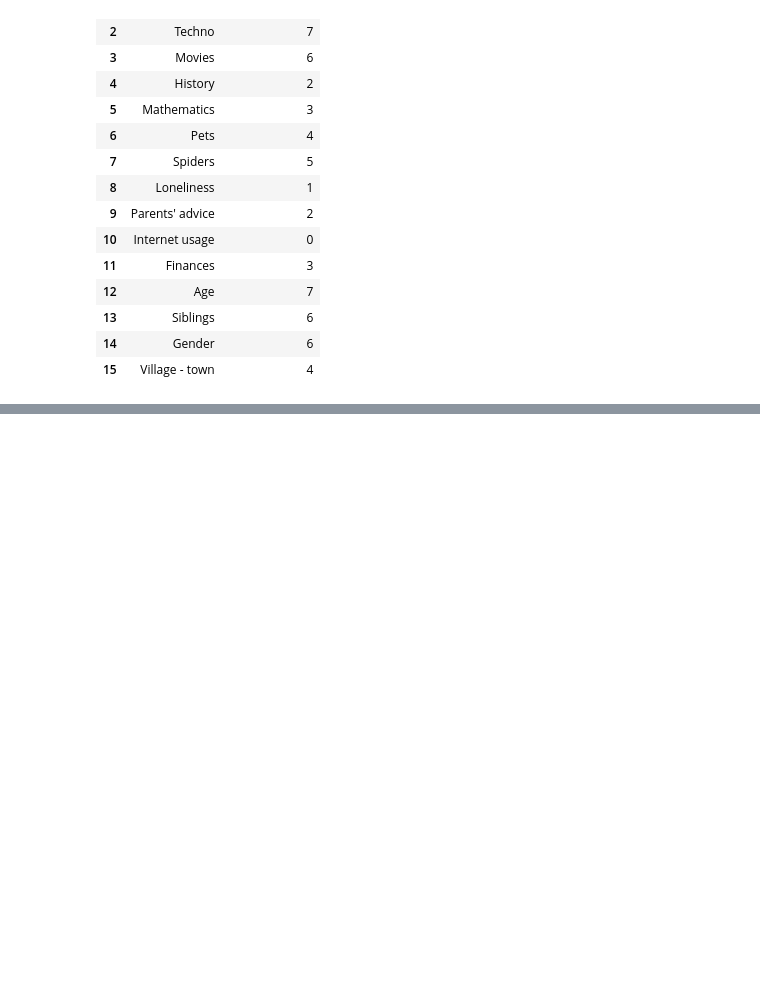
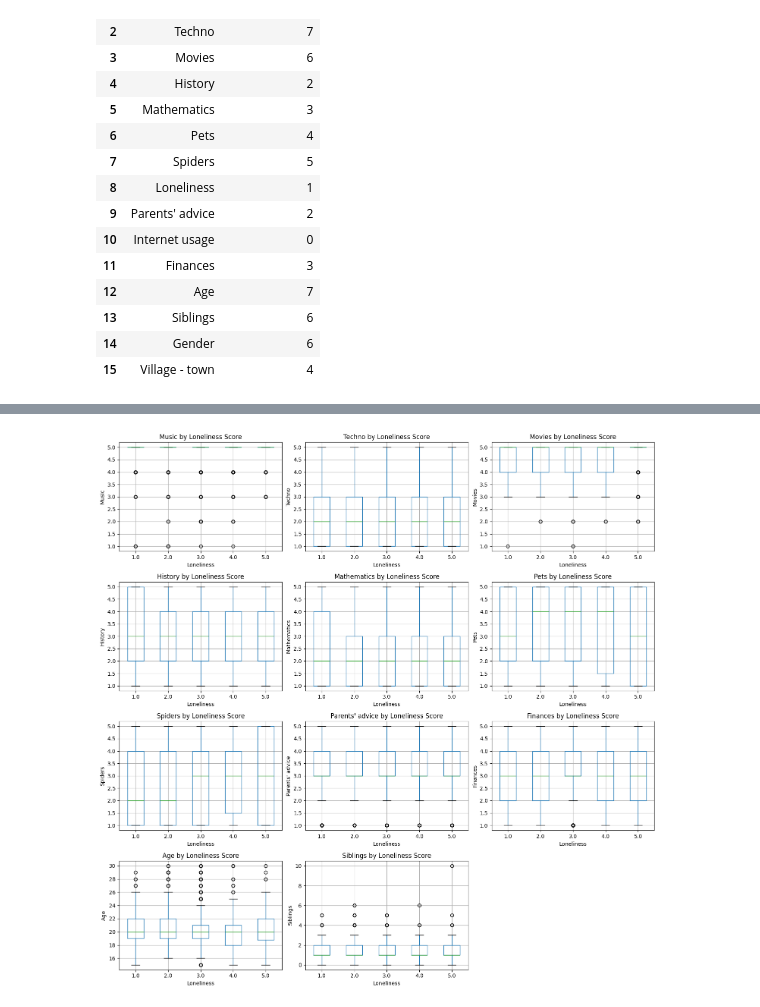
Before and after one commit to SnowSE/project-preprocessing-ma-teo-1, a Jupyter notebook: project.ipynb, the cells around one changed output, grey strips where cells are left out. Saved outputs shown, nothing was run; the diff lists cells and outputs as text; code cells hidden in the pictures; blank space fills up the shorter version.

```diff
--- a/project.ipynb
+++ b/project.ipynb
@@ -91,0 +215,19 @@ We are trying to predict the Loneliness score based on the other features in the
+# %%
+fig, axes = plt.subplots(4, 3, figsize=(15, 15))
+axes = axes.ravel()
+
+for idx, col in enumerate(numerical_cols):
+    survey_data.boxplot(column=col, by='Loneliness', ax=axes[idx])
+    axes[idx].set_title(f'{col} by Loneliness Score')
+    axes[idx].set_xlabel('Loneliness')
+    axes[idx].set_ylabel(col)
+    plt.setp(axes[idx].xaxis.get_majorticklabels(), rotation=0)
+
+for idx in range(len(numerical_cols), len(axes)):
+    axes[idx].set_visible(False)
+
+plt.suptitle('')
+plt.tight_layout()
+plt.show()
+# %% [output]
+[figure, added]
```
Also changed, not shown: parts of 45 cells of this notebook.
